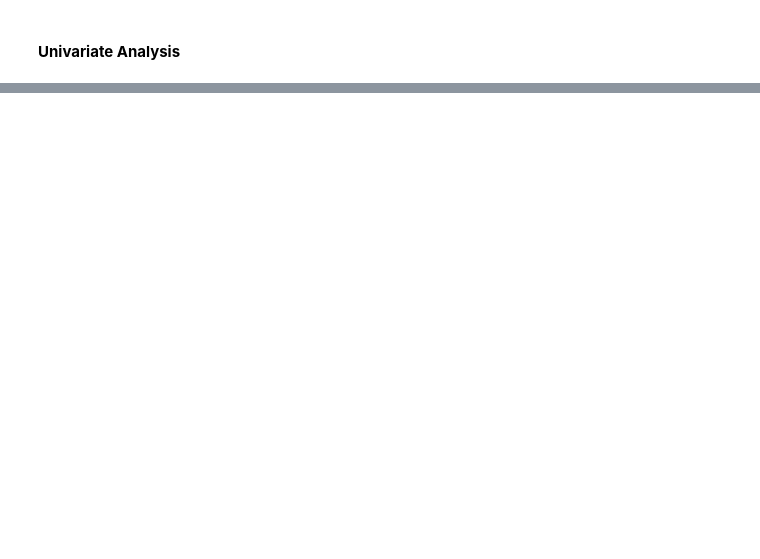
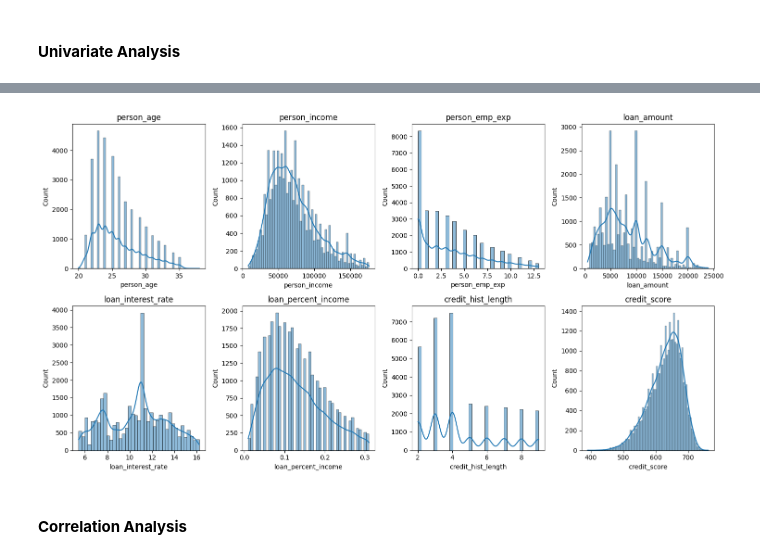
Before and after one commit to rishikeshpaulcode/Loan-Approval-Prediction, a Jupyter notebook: loan-approval-prediction-notebook.ipynb, the cells around one changed output, grey strips where cells are left out. Saved outputs shown, nothing was run; the diff lists cells and outputs as text; code cells hidden in the pictures; blank space fills up the shorter version.

Commit message:
univariate analysis

```diff
--- a/loan-approval-prediction-notebook.ipynb
+++ b/loan-approval-prediction-notebook.ipynb
@@ -201,3 +201,15 @@ df_num.describe()
 | max | 38.000000 | 176038.000000 | 13.000000 | 23963.000000 | 16.240000 | 0.310000 | ... |
 # %% [markdown]
 #### **Univariate Analysis**
+# %%
+# analyze categorical features
+fig, ax = plt.subplots(2, 3, figsize=(15, 8))
+
+for i, col in enumerate(df_cat.columns, start=1):
+    plt.subplot(2, 3, i)
+    counts = df[col].value_counts()
+    plt.pie(counts, labels=counts.index, autopct='%.2f')
+    plt.title(col)
+
+plt.tight_layout()
+plt.show()
@@ -203,0 +218,15 @@ df_num.describe()
+# %%
+# analyze numerical features
+fig, ax = plt.subplots(2, 4, figsize=(15, 8))
+
+for i, col in enumerate(df_num.columns, start=1):
+    plt.subplot(2, 4, i)
+    sns.histplot(df[col], kde=True)
+    plt.title(col)
+
+plt.tight_layout()
+plt.show()
+# %% [output]
+[figure, added]
+# %% [markdown]
+#### **Correlation Analysis**
```
Also changed, not shown: parts of 2 cells of this notebook.
